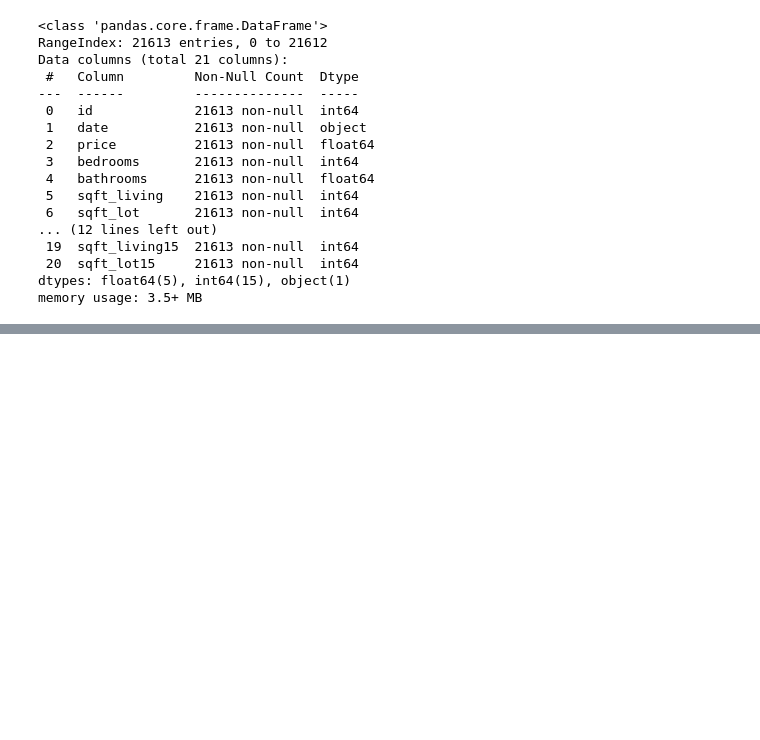
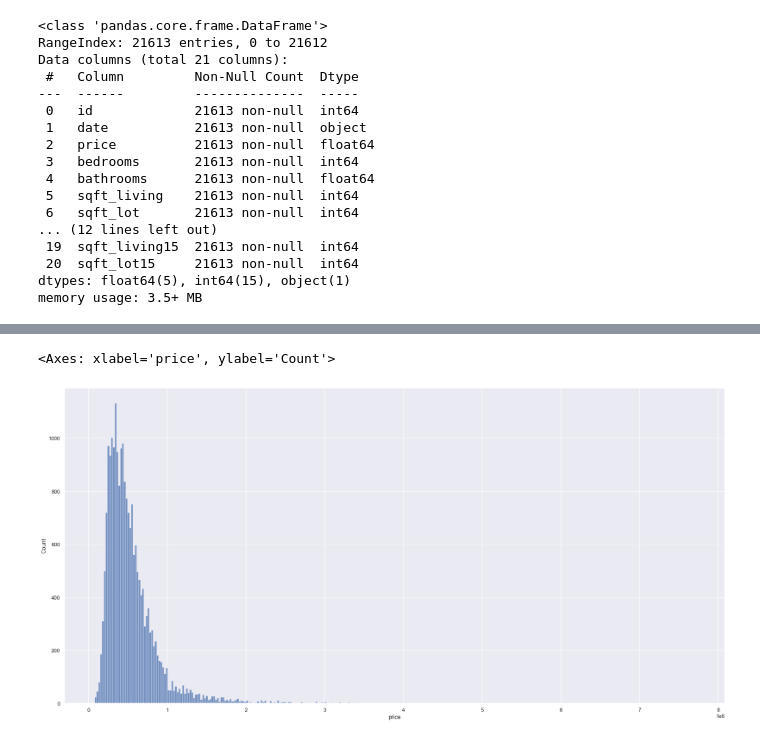
Before and after one commit to JinL-Zhang/Schulich_MBAN-6110-Data_Science-, a Jupyter notebook: Pipeline_and_Regularization_for_Linear_Regression/LInear_regression_prediction.ipynb, the cells around one changed output, grey strips where cells are left out. Cells and saved outputs as stored; diff of their text form; code cells hidden in the pictures; blank space fills up the shorter version.

```diff
--- a/Pipeline_and_Regularization_for_Linear_Regression/LInear_regression_prediction.ipynb
+++ b/Pipeline_and_Regularization_for_Linear_Regression/LInear_regression_prediction.ipynb
@@ -54,0 +125,5 @@ memory usage: 3.5+ MB
+# %%
+sns.histplot(df['price'])
+# %% [output]
+<Axes: xlabel='price', ylabel='Count'>
+[figure, added]
```
Also changed, not shown: parts of 90 cells of this notebook.
